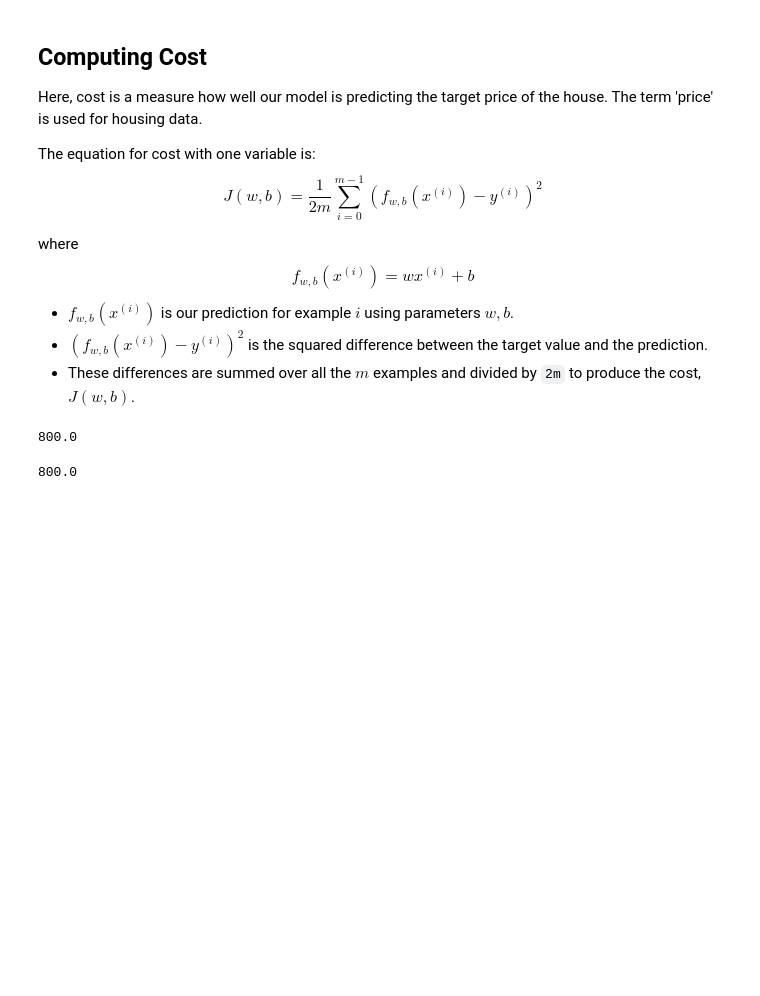
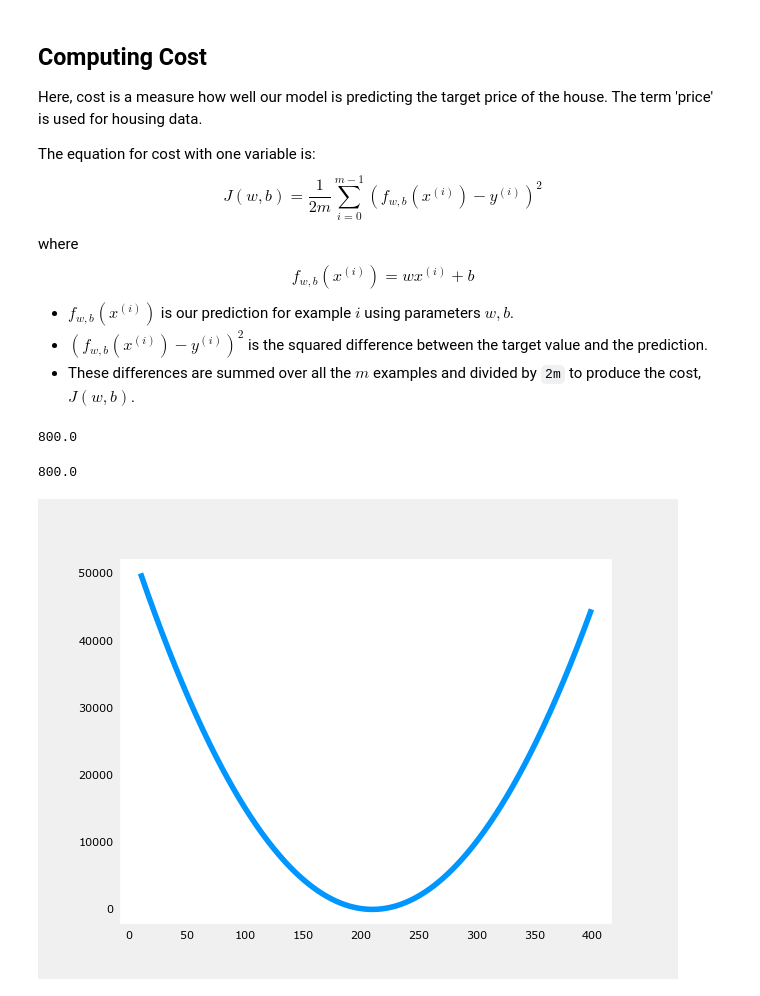
Before and after one commit to ammarlodhi255/supervised-learning-from-scratch, a Jupyter notebook: regression/cost_function_implementation.ipynb, the cells around one changed output. Saved outputs shown, nothing was run; the diff lists cells and outputs as text; code cells hidden in the pictures; blank space fills up the shorter version.

Commit message:
cost function implementation and visualization

```diff
--- a/regression/cost_function_implementation.ipynb
+++ b/regression/cost_function_implementation.ipynb
@@ -64,3 +64,11 @@ def cost(X, y, w, b):
 cost(X_train, y_train, 200, 140)
 # %% [output]
 800.0
+# %%
+weights = np.arange(10, 400)
+
+costs = [J(w, 100) for w in range(len(weights))]
+plt.plot(weights, costs, label='J(w)')
+plt.show()
+# %% [output]
+[figure, added]
```
